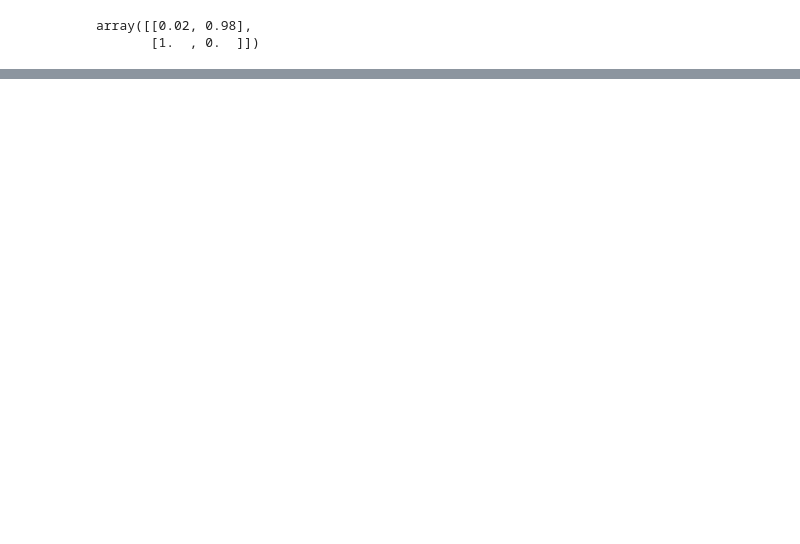
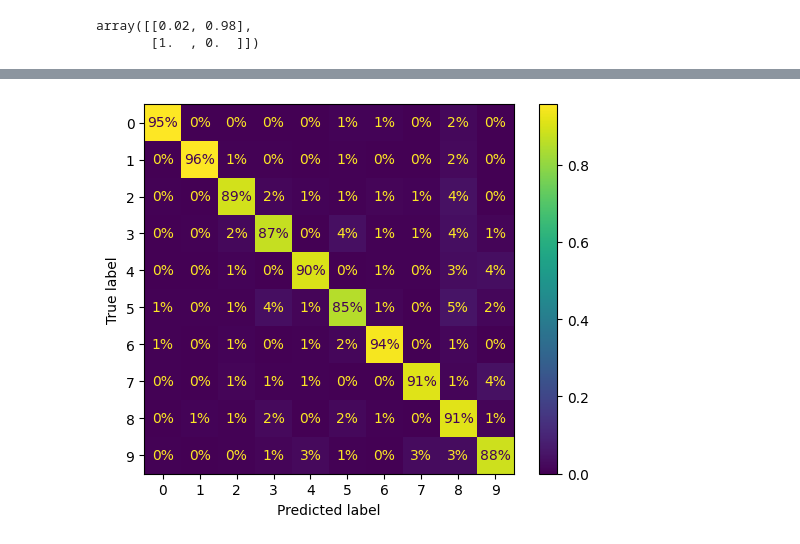
Before and after one commit to Kristianerik/MNSIT-Digit-Recognizer, a Jupyter notebook: MNIST-Digit-Recognizer.ipynb, the cells around one changed output, grey strips where cells are left out. Saved outputs shown, nothing was run; the diff lists cells and outputs as text; code cells hidden in the pictures; blank space fills up the shorter version.

```diff
--- a/MNIST-Digit-Recognizer.ipynb
+++ b/MNIST-Digit-Recognizer.ipynb
@@ -235,0 +340,5 @@ array([[0.02, 0.98],
+# %%
+ConfusionMatrixDisplay.from_predictions(y_train, y_train_pred, normalize = "true", values_format = ".0%")
+plt.show()
+# %% [output]
+[figure, added]
```
Also changed, not shown: parts of 26 cells of this notebook.
